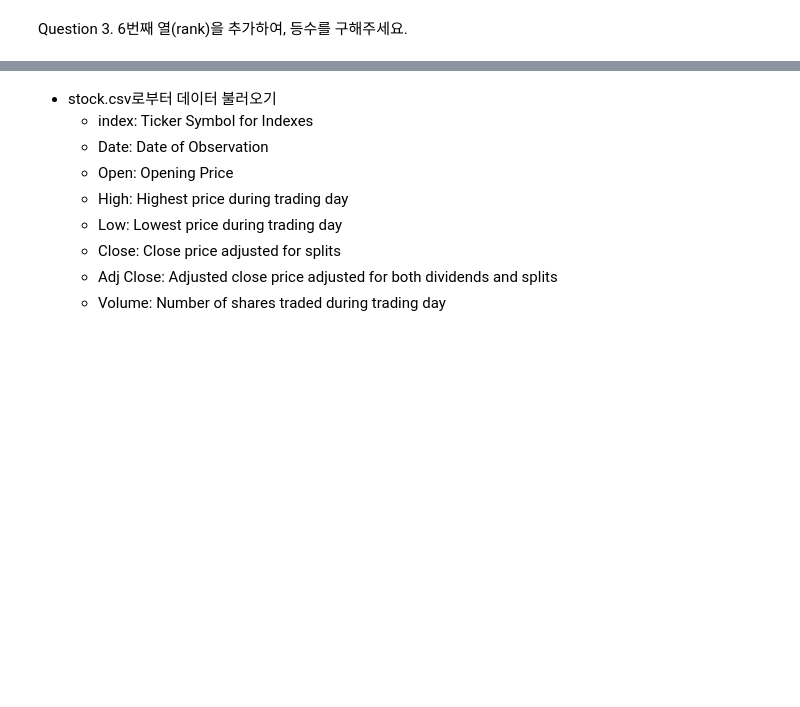
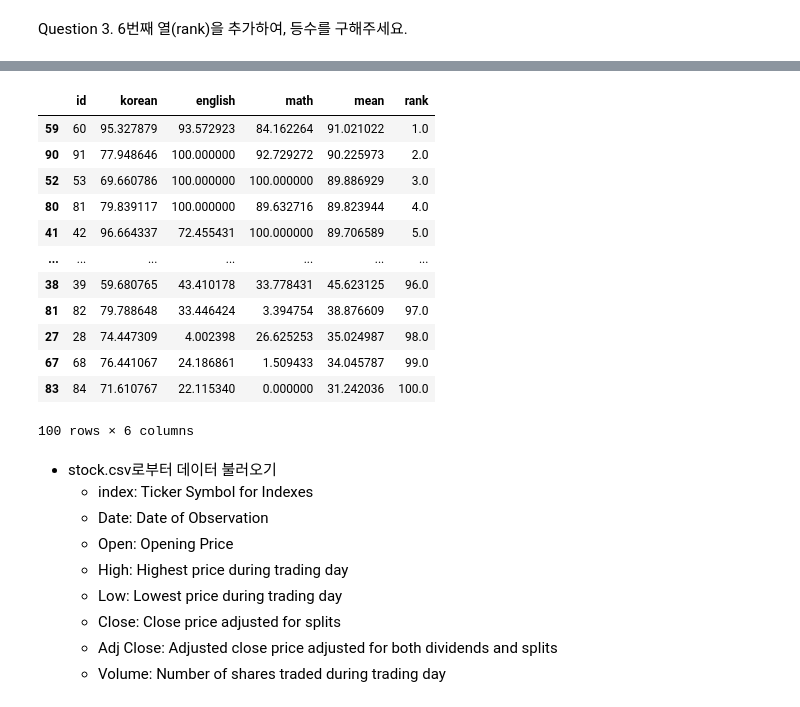
Before and after one commit to yeseuly/Python-palette, a Jupyter notebook: homework/hw5/submit/hw5_yeseuly.ipynb, the cells around one changed output, grey strips where cells are left out. Drawn from its saved outputs; the diff is of its cells as text; code cells hidden in the pictures; blank space fills up the shorter version.

```diff
--- a/homework/hw5/submit/hw5_yeseuly.ipynb
+++ b/homework/hw5/submit/hw5_yeseuly.ipynb
@@ -92,3 +278,19 @@ Question 3. 6번째 열(rank)을 추가하여, 등수를 구해주세요.
+# %%
+df.sort_values(by='mean', ascending=False)
+# %% [output]
+|  | id | korean | english | math | mean | rank |
+| 59 | 60 | 95.327879 | 93.572923 | 84.162264 | 91.021022 | 1.0 |
+| 90 | 91 | 77.948646 | 100.000000 | 92.729272 | 90.225973 | 2.0 |
+| 52 | 53 | 69.660786 | 100.000000 | 100.000000 | 89.886929 | 3.0 |
+| 80 | 81 | 79.839117 | 100.000000 | 89.632716 | 89.823944 | 4.0 |
+| 41 | 42 | 96.664337 | 72.455431 | 100.000000 | 89.706589 | 5.0 |
+| ... | ... | ... | ... | ... | ... | ... |
+| 38 | 39 | 59.680765 | 43.410178 | 33.778431 | 45.623125 | 96.0 |
+| 81 | 82 | 79.788648 | 33.446424 | 3.394754 | 38.876609 | 97.0 |
+| 27 | 28 | 74.447309 | 4.002398 | 26.625253 | 35.024987 | 98.0 |
+| 67 | 68 | 76.441067 | 24.186861 | 1.509433 | 34.045787 | 99.0 |
+| 83 | 84 | 71.610767 | 22.115340 | 0.000000 | 31.242036 | 100.0 |
+100 rows × 6 columns
 # %% [markdown]
 - stock.csv로부터 데이터 불러오기
     - index: Ticker Symbol for Indexes
```
Also changed, not shown: parts of 34 cells of this notebook.
